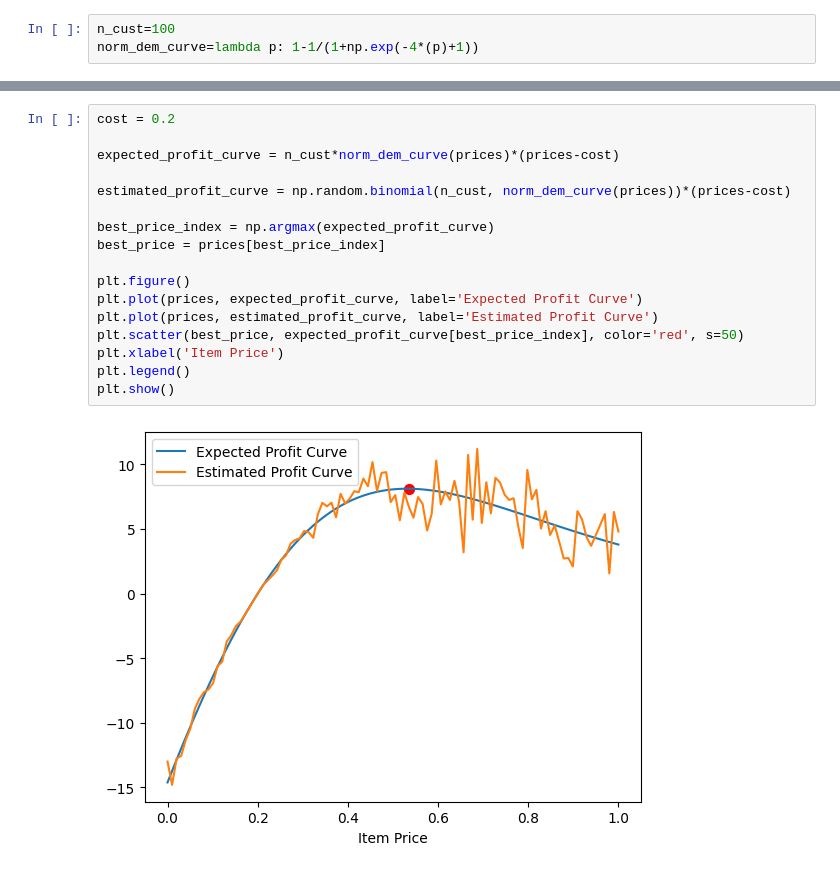
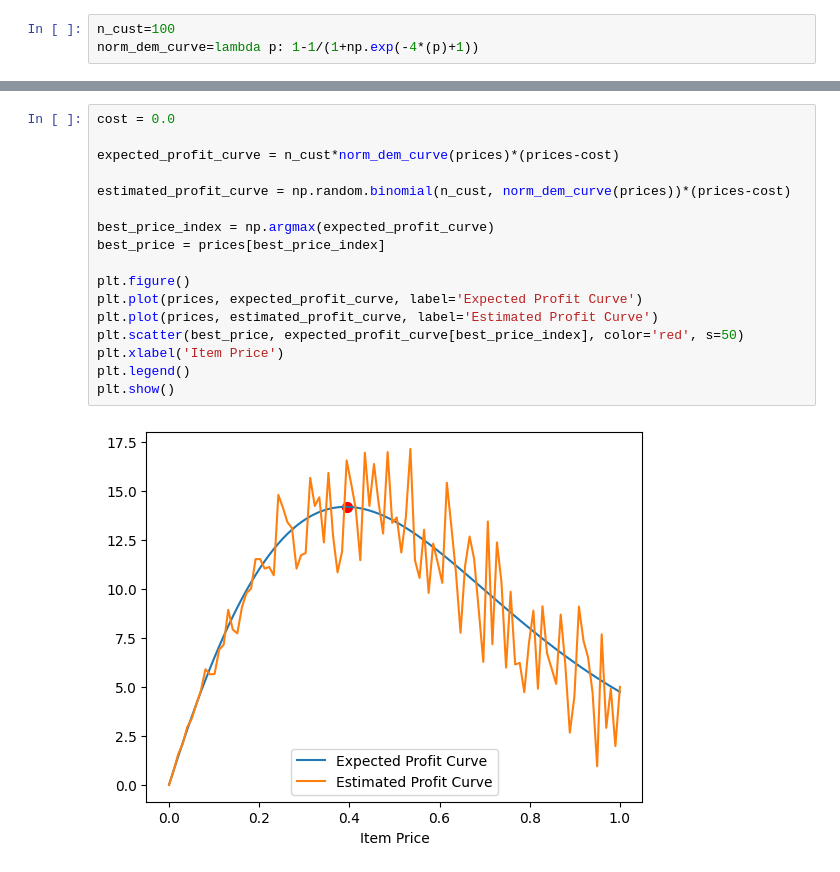
Before and after one commit to manuu1311/OLA-project, a Jupyter notebook: Deliverables/Requirement1/prova.ipynb, the cells around one changed output, grey strips where cells are left out. Cells and saved outputs as stored; diff of their text form.

```diff
--- a/Deliverables/Requirement1/prova.ipynb
+++ b/Deliverables/Requirement1/prova.ipynb
@@ -22,22 +22,22 @@ plt.show()
 # %%
-cost = 0.2
+cost = 0.0
 
 expected_profit_curve = n_cust*norm_dem_curve(prices)*(prices-cost)
 
 estimated_profit_curve = np.random.binomial(n_cust, norm_dem_curve(prices))*(prices-cost)
 
 best_price_index = np.argmax(expected_profit_curve)
 best_price = prices[best_price_index]
 
 plt.figure()
 plt.plot(prices, expected_profit_curve, label='Expected Profit Curve')
 plt.plot(prices, estimated_profit_curve, label='Estimated Profit Curve')
 plt.scatter(best_price, expected_profit_curve[best_price_index], color='red', s=50)
 plt.xlabel('Item Price')
 plt.legend()
 plt.show()
 # %% [output]
-[figure, old version]
+[figure, new version]
 # %%
 T=500
 num_cust=100
```
Also changed, not shown: parts of 6 cells of this notebook, 4 other files.
